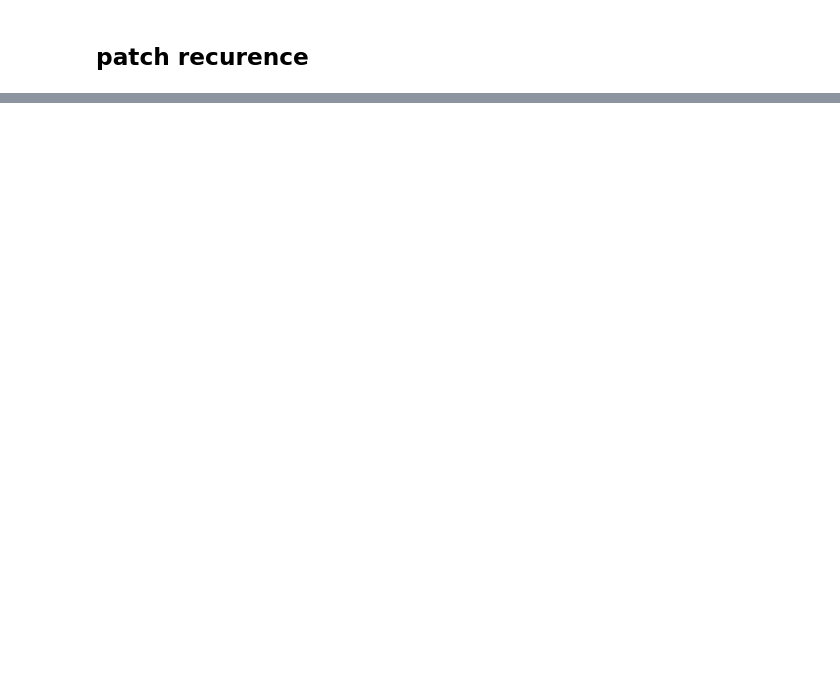
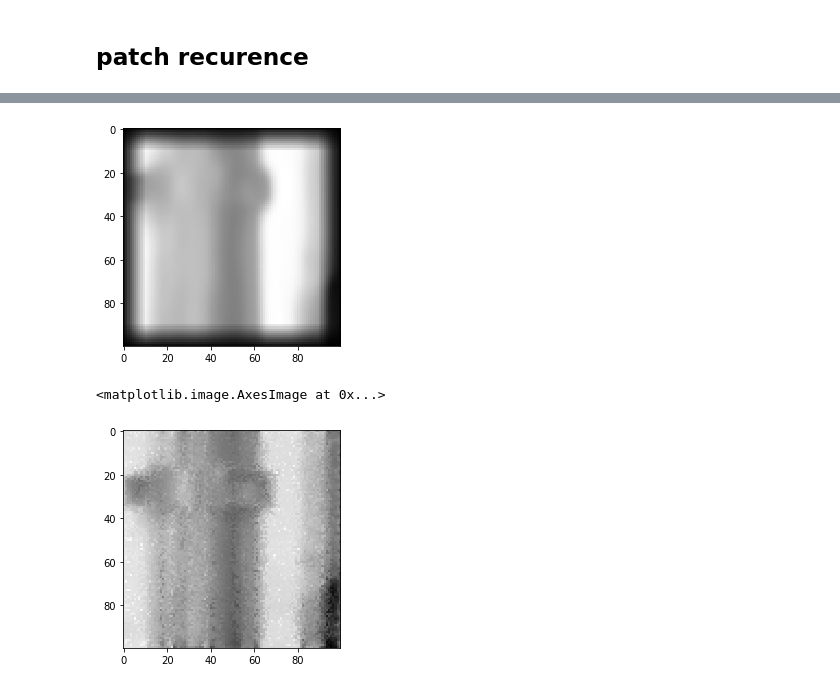
Before and after one commit to alti-tude/blind_deblurring, a Jupyter notebook: deconv.ipynb, the cells around one changed output, grey strips where cells are left out. Drawn from its saved outputs; the diff is of its cells as text; code cells hidden in the pictures; blank space fills up the shorter version.

Commit message:
prior working

```diff
--- a/deconv.ipynb
+++ b/deconv.ipynb
@@ -16,6 +17,6 @@ with Notebook():
 # %% [markdown]
 ## patch recurence
 # %%
-img = utils.loadImage('./resources/building.jpg', 'gray')
+img = utils.loadImage('./resources/building_small.jpg', 'gray')
 x, K = utils.nonUniformBlur(img)
 # %% [output]
@@ -23,17 +24,21 @@ image ./resources/building.jpg loaded
 [interactive output not drawn]
 # %%
-'''
- @input: blurred img x
- @input: estimated kernel k
+def downscale(x, alpha, show=False):
+    '''
+     @input: blurred img x
+     @input: estimated kernel k
 
- @output: deblurred image
-'''
+     @return: deblurred image
+    '''
 
 
-downscaled_image = cv2.resize(x,None, fx=0.5,fy=0.5,interpolation=cv2.INTER_LANCZOS4)
+    downscaled_image = cv2.resize(x,None, fx=1/alpha,fy=1/alpha,interpolation=cv2.INTER_LANCZOS4)
 
-plt.imshow(downscaled_image, cmap='gray')
-plt.figure()
-plt.imshow(x, cmap='gray')
-plt.show()
-downscaled_image.shape, x.shape
+    if show:
+        plt.imshow(downscaled_image, cmap='gray')
+        plt.figure()
+        plt.imshow(x, cmap='gray')
+        plt.show()
+        downscaled_image.shape, x.shape
+
+    return downscaled_image
@@ -43,0 +85,2 @@ downscaled_image.shape, x.shape
+# %%
+z = getPrior(x, 21, 4/3, 10, 1)
@@ -43,0 +91,8 @@ downscaled_image.shape, x.shape
+# %%
+plt.imshow(z, cmap='gray')
+plt.show()
+plt.imshow(x, cmap='gray')
+# %% [output]
+[figure, added]
+<matplotlib.image.AxesImage at 0x...>
+[figure, added]
```
Also changed, not shown: parts of 5 cells of this notebook, 4 other files.
